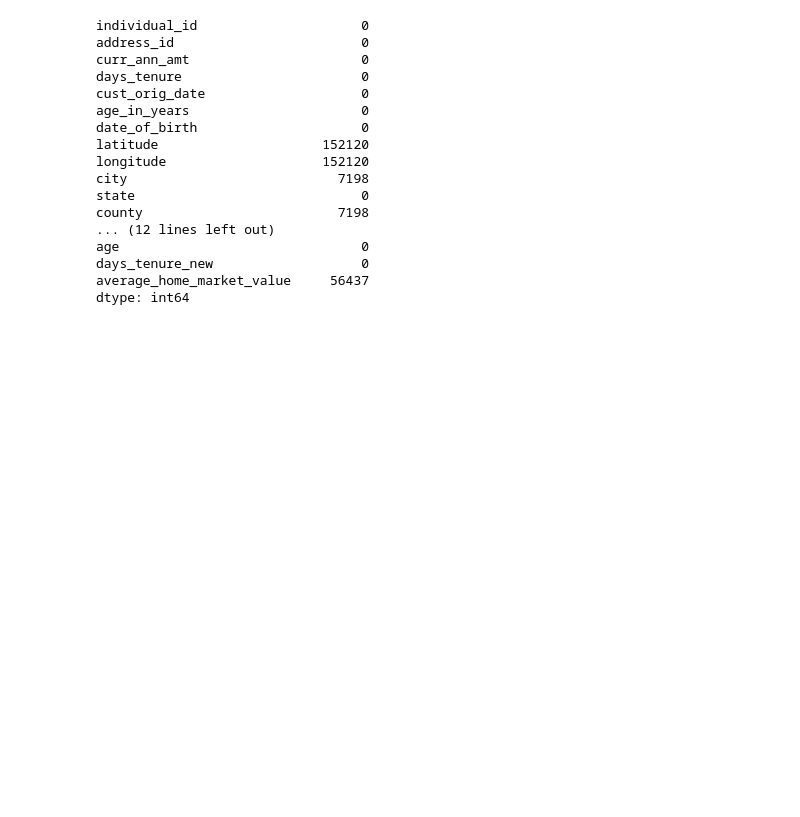
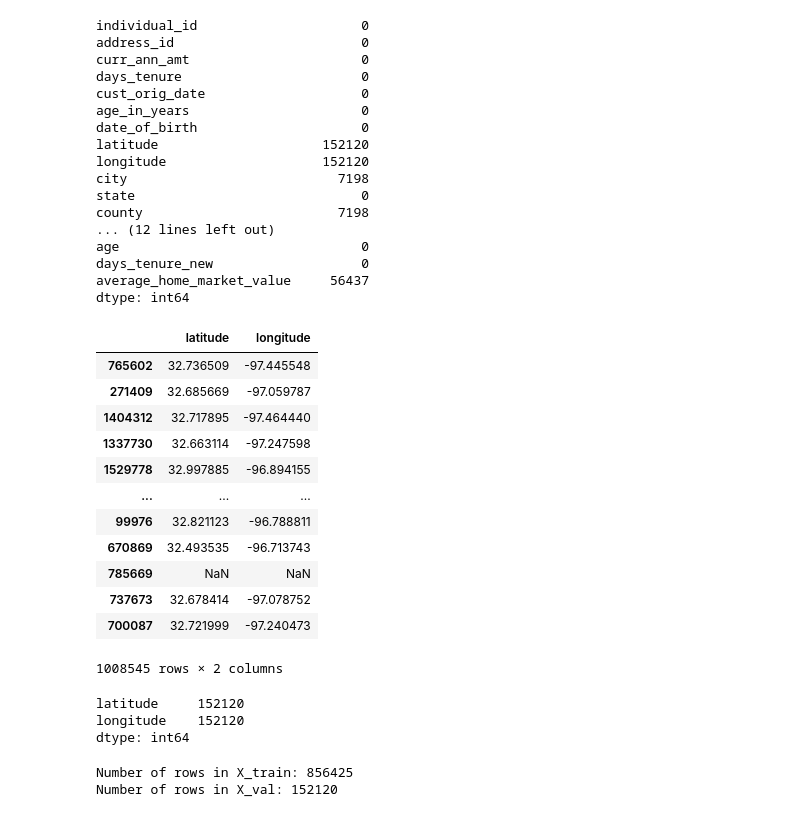
Before and after one commit to sasankjampana8/Customer-Churn-Prediction, a Jupyter notebook: test.ipynb, the cells around one changed output. Drawn from its saved outputs; the diff is of its cells as text; code cells hidden in the pictures; blank space fills up the shorter version.

```diff
--- a/test.ipynb
+++ b/test.ipynb
@@ -523,3 +523,38 @@ age                               0
 days_tenure_new                   0
 average_home_market_value     56437
 dtype: int64
+# %%
+lat_long_cols = ['latitude', 'longitude']
+df[lat_long_cols]
+# %% [output]
+|  | latitude | longitude |
+| 765602 | 32.736509 | -97.445548 |
+| 271409 | 32.685669 | -97.059787 |
+| 1404312 | 32.717895 | -97.464440 |
+| 1337730 | 32.663114 | -97.247598 |
+| 1529778 | 32.997885 | -96.894155 |
+| ... | ... | ... |
+| 99976 | 32.821123 | -96.788811 |
+| 670869 | 32.493535 | -96.713743 |
+| 785669 | NaN | NaN |
+| 737673 | 32.678414 | -97.078752 |
+| 700087 | 32.721999 | -97.240473 |
+1008545 rows × 2 columns
+# %%
+df[lat_long_cols].isna().sum()
+# %% [output]
+latitude     152120
+longitude    152120
+dtype: int64
+# %%
+X_lat_long = df[lat_long_cols]
+# Separating rows with nulls and non-nulls
+X_val_lat_long = df[X_lat_long.isna().any(axis=1)]  # Rows with any null values in lat_long_cols
+X_train_lat_long = df[~X_lat_long.isna().any(axis=1)]  # Rows without any null values in lat_long_cols
+
+# Verifying results
+print("Number of rows in X_train:", len(X_train_lat_long))
+print("Number of rows in X_val:", len(X_val_lat_long))
+# %% [output]
+Number of rows in X_train: 856425
+Number of rows in X_val: 152120
```
Also changed, not shown: parts of 45 cells of this notebook.
